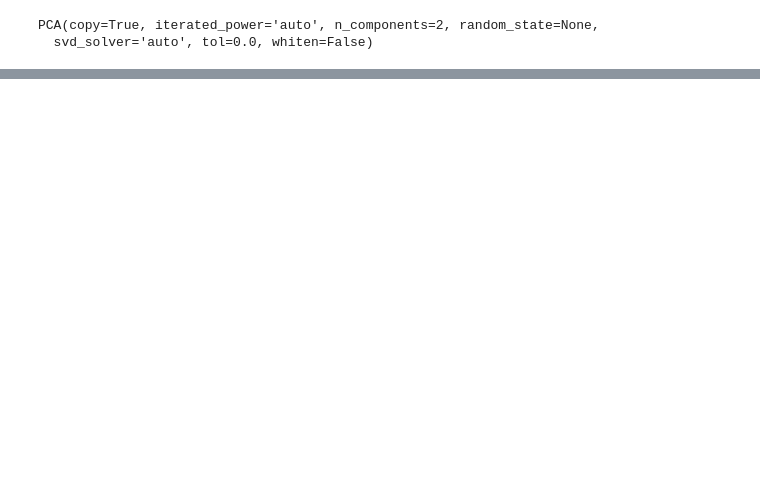
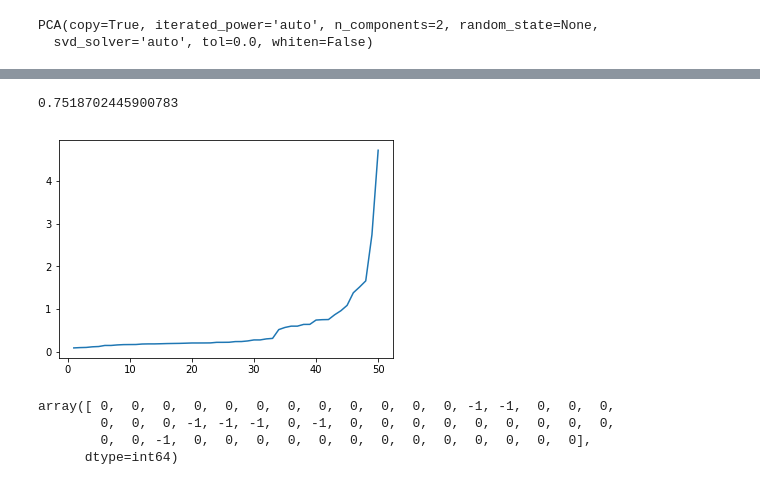
Before and after one commit to sslogar/spotify-analytics, a Jupyter notebook: dev.ipynb, the cells around one changed output, grey strips where cells are left out. Drawn from its saved outputs; the diff is of its cells as text; code cells hidden in the pictures; blank space fills up the shorter version.

```diff
--- a/dev.ipynb
+++ b/dev.ipynb
@@ -175,0 +133,17 @@ energy.plot.scatter(x='tempo', y='loudness')
+# %%
+scaled = pd.DataFrame(StandardScaler().fit_transform(energy), columns = energy.columns, index=energy.index)
+# %%
+def kdist(k, df):
+    neigh = NearestNeighbors(n_neighbors=k)
+    nbrs = neigh.fit(df)
+    distances, indices = nbrs.kneighbors(df)
+    distances = np.sort(distances[:,k-1], axis=0)
+    kneedle = KneeLocator(range(0, distances.size), distances, S=1.0, curve='convex', direction='increasing')
+    plt.plot(list(range(1,len(df.index)+1)), distances)
+    print(distances[kneedle.knee])
+    return distances[kneedle.knee]
+# %%
+eps = kdist(4, scaled)
+# %% [output]
+0.7518702445900783
+[figure, added]
@@ -175,0 +152,7 @@ energy.plot.scatter(x='tempo', y='loudness')
+# %%
+db.labels_
+# %% [output]
+array([ 0,  0,  0,  0,  0,  0,  0,  0,  0,  0,  0,  0, -1, -1,  0,  0,  0,
+        0,  0,  0, -1, -1, -1,  0, -1,  0,  0,  0,  0,  0,  0,  0,  0,  0,
+        0,  0, -1,  0,  0,  0,  0,  0,  0,  0,  0,  0,  0,  0,  0,  0],
+      dtype=int64)
```
Also changed, not shown: parts of 9 cells of this notebook.
